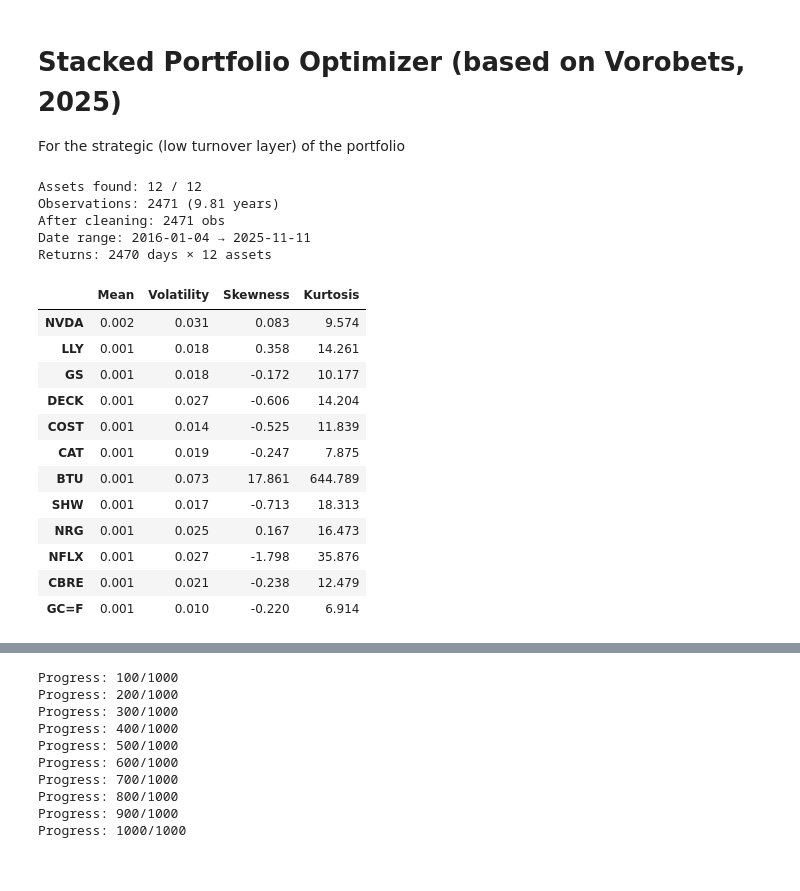
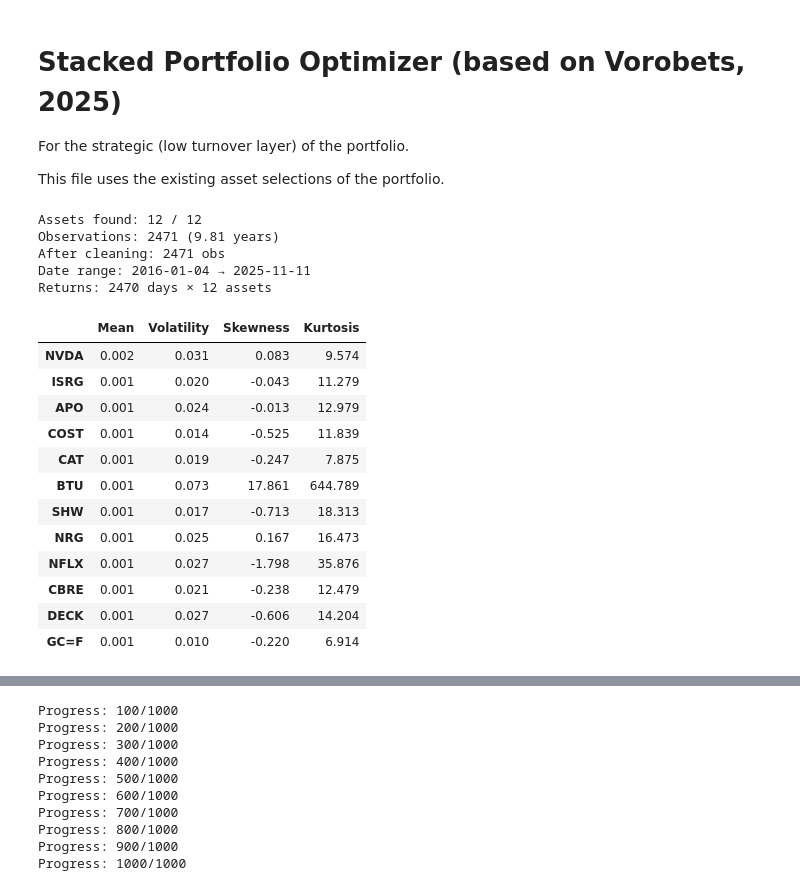
Before and after one commit to galamboslajos/Finance-Working-Files, a Jupyter notebook: Investments_2026/10_PortOpt_ParamUncertainty.ipynb, the cells around one changed output, grey strips where cells are left out. Saved outputs shown, nothing was run; the diff lists cells and outputs as text; code cells hidden in the pictures.

```diff
--- a/Investments_2026/10_PortOpt_ParamUncertainty.ipynb
+++ b/Investments_2026/10_PortOpt_ParamUncertainty.ipynb
@@ -1,6 +1,8 @@
 # %% [markdown]
 # Stacked Portfolio Optimizer (based on Vorobets, 2025)
-For the strategic (low turnover layer) of the portfolio
+For the strategic (low turnover layer) of the portfolio.
+
+This file uses the existing asset selections of the portfolio.
 # %%
 #!pip install pandas pyarrow yfinance fortitudo_tech matplotlib numpy seaborn yfinance
 # %%
@@ -15,39 +17,51 @@ data = pd.read_parquet("merged_portfolio_data.parquet")
 data['date'] = pd.to_datetime(data['date'])
 data = data.set_index('date')
 
+######## FILL HERE WITH ASSETS FROM THE PRESELECTION BEST CANDIDATES ########
 selected_assets = [
-    'NVDA', 'LLY', 'GS', 'DECK', 'COST', 'CAT',
-    'BTU', 'SHW', 'NRG', 'NFLX', 'CBRE', 'GC=F'
+    'NVDA',
+    'ISRG',
+    'APO',
+    'COST',
+    'CAT',
+    'BTU',
+    'SHW',
+    'NRG',
+    'NFLX',
+    'CBRE',
+    'DECK',
+    'GC=F'
 ]
+#############################################################################
+
 existing_assets = [c for c in selected_assets if c in data.columns]
 data = data[existing_assets]
 
 print(f"Assets found: {len(existing_assets)} / {len(selected_assets)}")
 print(f"Observations: {len(data)} ({np.round(len(data)/252, 2)} years)")
 
 data = data[data > 0]
 data_clean = data.dropna(axis=0, how='any')
 print(f"After cleaning: {len(data_clean)} obs")
 print(f"Date range: {data_clean.index[0].date()} → {data_clean.index[-1].date()}")
 
 pnl = np.diff(np.log(data_clean.values), axis=0)
 pnl = pd.DataFrame(pnl, index=data_clean.index[1:], columns=data_clean.columns)
 
 print(f"Returns: {pnl.shape[0]} days × {pnl.shape[1]} assets")
 
 prior_stats = ft.simulation_moments(pnl)
 np.round(prior_stats, 3)
 # %% [output]
 Assets found: 12 / 12
 Observations: 2471 (9.81 years)
 After cleaning: 2471 obs
 Date range: 2016-01-04 → 2025-11-11
 Returns: 2470 days × 12 assets
 |  | Mean | Volatility | Skewness | Kurtosis |
 | NVDA | 0.002 | 0.031 | 0.083 | 9.574 |
-| LLY | 0.001 | 0.018 | 0.358 | 14.261 |
-| GS | 0.001 | 0.018 | -0.172 | 10.177 |
-| DECK | 0.001 | 0.027 | -0.606 | 14.204 |
+| ISRG | 0.001 | 0.020 | -0.043 | 11.279 |
+| APO | 0.001 | 0.024 | -0.013 | 12.979 |
 | COST | 0.001 | 0.014 | -0.525 | 11.839 |
 | CAT | 0.001 | 0.019 | -0.247 | 7.875 |
 | BTU | 0.001 | 0.073 | 17.861 | 644.789 |
@@ -55,6 +69,7 @@ Returns: 2470 days × 12 assets
 | NRG | 0.001 | 0.025 | 0.167 | 16.473 |
 | NFLX | 0.001 | 0.027 | -1.798 | 35.876 |
 | CBRE | 0.001 | 0.021 | -0.238 | 12.479 |
+| DECK | 0.001 | 0.027 | -0.606 | 14.204 |
 | GC=F | 0.001 | 0.010 | -0.220 | 6.914 |
 # %%
 corr_matrix = pnl.corr()
```
Also changed, not shown: parts of 11 cells of this notebook.
